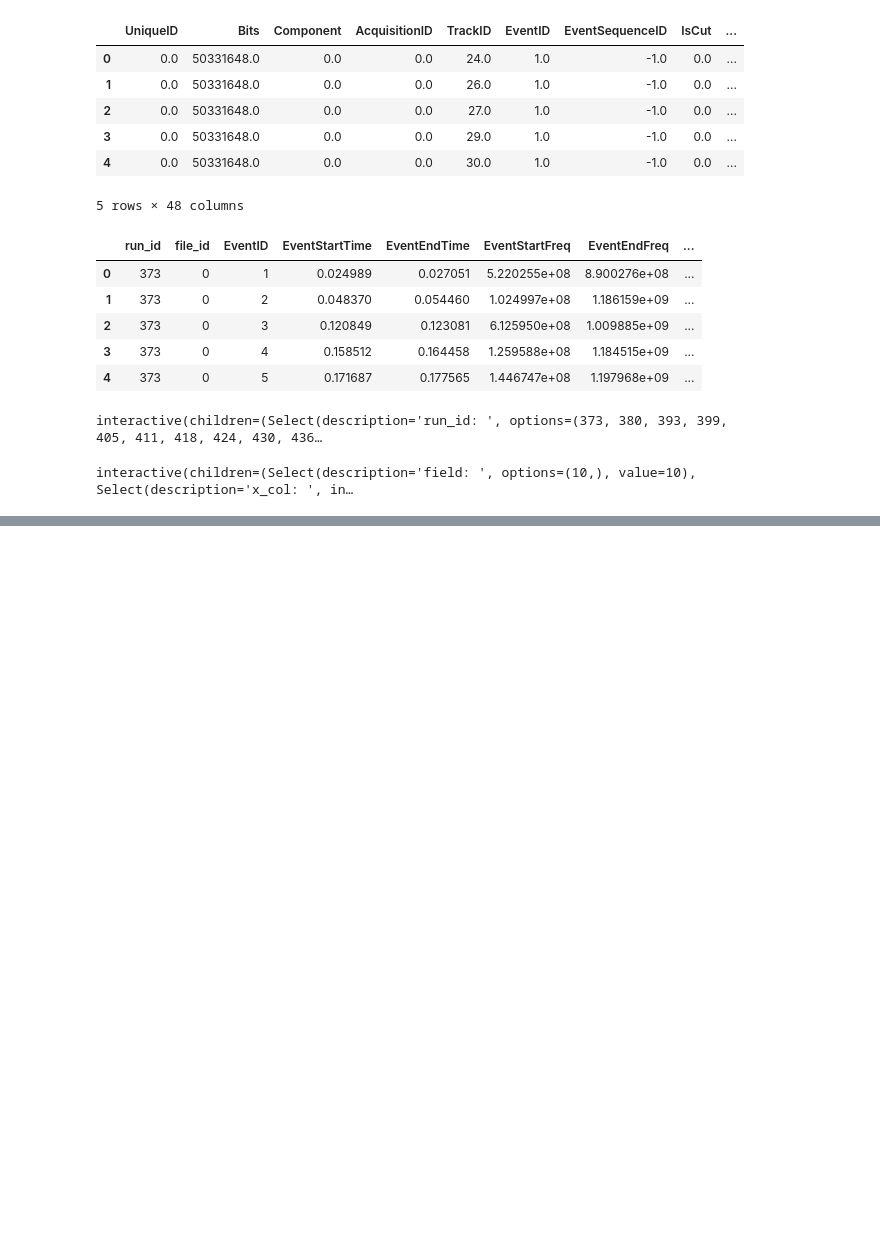
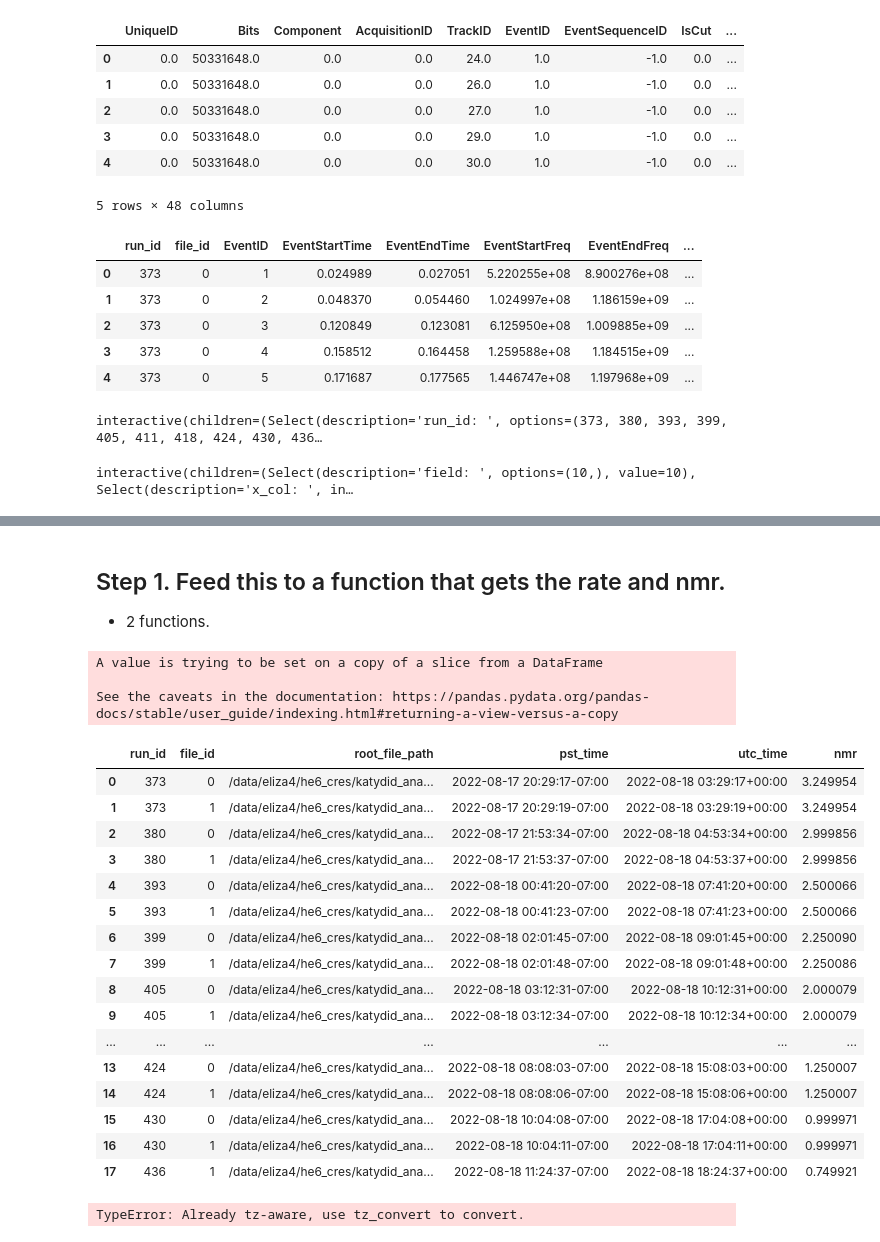
Before and after one commit to Helium6CRES/rocks_analysis_pipeline, a Jupyter notebook: rocks_analysis_demo_09162022.ipynb, the cells around one changed output, grey strips where cells are left out. Saved outputs shown, nothing was run; the diff lists cells and outputs as text; code cells hidden in the pictures; blank space fills up the shorter version.

```diff
--- a/rocks_analysis_demo_09162022.ipynb
+++ b/rocks_analysis_demo_09162022.ipynb
@@ -210,0 +227,15 @@ interactive(children=(Select(description='field: ', options=(10,), value=10), Se
+# %%
+root_file_paths = exp_results_demo.tracks.groupby(["run_id", "file_id"]).root_file_path.first().reset_index()
+# %%
+def get_utc_time(root_file_path):
+    time_str = root_file_path[-28:-9]
+    # print(time_str)
+    datetime_object = datetime.strptime(time_str, '%Y-%m-%d-%H-%M-%S')
+    # print(datetime_object)
+    return datetime_object
+# %%
+root_file_paths["pst_time"] = root_file_paths["root_file_path"].apply(
+                    lambda x: get_utc_time(x)
+                )
+root_file_paths["pst_time"] = root_file_paths["pst_time"].dt.tz_localize('US/Pacific')
+root_file_paths["utc_time"] = root_file_paths["pst_time"].dt.tz_convert('UTC')
@@ -210,0 +257,11 @@ interactive(children=(Select(description='field: ', options=(10,), value=10), Se
+# %% [markdown]
+## Step 1. Feed this to a function that gets the rate and nmr.
+
+* 2 functions.
+# %%
+def get_nearest(df, dt):
+
+    # created_at column is the dt column.
+    minidx = (dt - df['created_at']).abs().idxmin()
+
+    return df.loc[[minidx]].iloc[0]
@@ -210,0 +359,27 @@ interactive(children=(Select(description='field: ', options=(10,), value=10), Se
+# %%
+add_nmr(root_file_paths)
+# %% [output]
+A value is trying to be set on a copy of a slice from a DataFrame
+
+See the caveats in the documentation: https://pandas.pydata.org/pandas-docs/stable/user_guide/indexing.html#returning-a-view-versus-a-copy
+|  | run_id | file_id | root_file_path | pst_time | utc_time | nmr |
+| 0 | 373 | 0 | /data/eliza4/he6_cres/katydid_ana... | 2022-08-17 20:29:17-07:00 | 2022-08-18 03:29:17+00:00 | 3.249954 |
+| 1 | 373 | 1 | /data/eliza4/he6_cres/katydid_ana... | 2022-08-17 20:29:19-07:00 | 2022-08-18 03:29:19+00:00 | 3.249954 |
+| 2 | 380 | 0 | /data/eliza4/he6_cres/katydid_ana... | 2022-08-17 21:53:34-07:00 | 2022-08-18 04:53:34+00:00 | 2.999856 |
+| 3 | 380 | 1 | /data/eliza4/he6_cres/katydid_ana... | 2022-08-17 21:53:37-07:00 | 2022-08-18 04:53:37+00:00 | 2.999856 |
+| 4 | 393 | 0 | /data/eliza4/he6_cres/katydid_ana... | 2022-08-18 00:41:20-07:00 | 2022-08-18 07:41:20+00:00 | 2.500066 |
+| 5 | 393 | 1 | /data/eliza4/he6_cres/katydid_ana... | 2022-08-18 00:41:23-07:00 | 2022-08-18 07:41:23+00:00 | 2.500066 |
+| 6 | 399 | 0 | /data/eliza4/he6_cres/katydid_ana... | 2022-08-18 02:01:45-07:00 | 2022-08-18 09:01:45+00:00 | 2.250090 |
+| 7 | 399 | 1 | /data/eliza4/he6_cres/katydid_ana... | 2022-08-18 02:01:48-07:00 | 2022-08-18 09:01:48+00:00 | 2.250086 |
+| 8 | 405 | 0 | /data/eliza4/he6_cres/katydid_ana... | 2022-08-18 03:12:31-07:00 | 2022-08-18 10:12:31+00:00 | 2.000079 |
+| 9 | 405 | 1 | /data/eliza4/he6_cres/katydid_ana... | 2022-08-18 03:12:34-07:00 | 2022-08-18 10:12:34+00:00 | 2.000079 |
+| ... | ... | ... | ... | ... | ... | ... |
+| 13 | 424 | 0 | /data/eliza4/he6_cres/katydid_ana... | 2022-08-18 08:08:03-07:00 | 2022-08-18 15:08:03+00:00 | 1.250007 |
+| 14 | 424 | 1 | /data/eliza4/he6_cres/katydid_ana... | 2022-08-18 08:08:06-07:00 | 2022-08-18 15:08:06+00:00 | 1.250007 |
+| 15 | 430 | 0 | /data/eliza4/he6_cres/katydid_ana... | 2022-08-18 10:04:08-07:00 | 2022-08-18 17:04:08+00:00 | 0.999971 |
+| 16 | 430 | 1 | /data/eliza4/he6_cres/katydid_ana... | 2022-08-18 10:04:11-07:00 | 2022-08-18 17:04:11+00:00 | 0.999971 |
+| 17 | 436 | 1 | /data/eliza4/he6_cres/katydid_ana... | 2022-08-18 11:24:37-07:00 | 2022-08-18 18:24:37+00:00 | 0.749921 |
+# %%
+add_rate(root_file_paths)
+# %% [output]
+TypeError: Already tz-aware, use tz_convert to convert.
```
Also changed, not shown: parts of 16 cells of this notebook, 3 other files.
